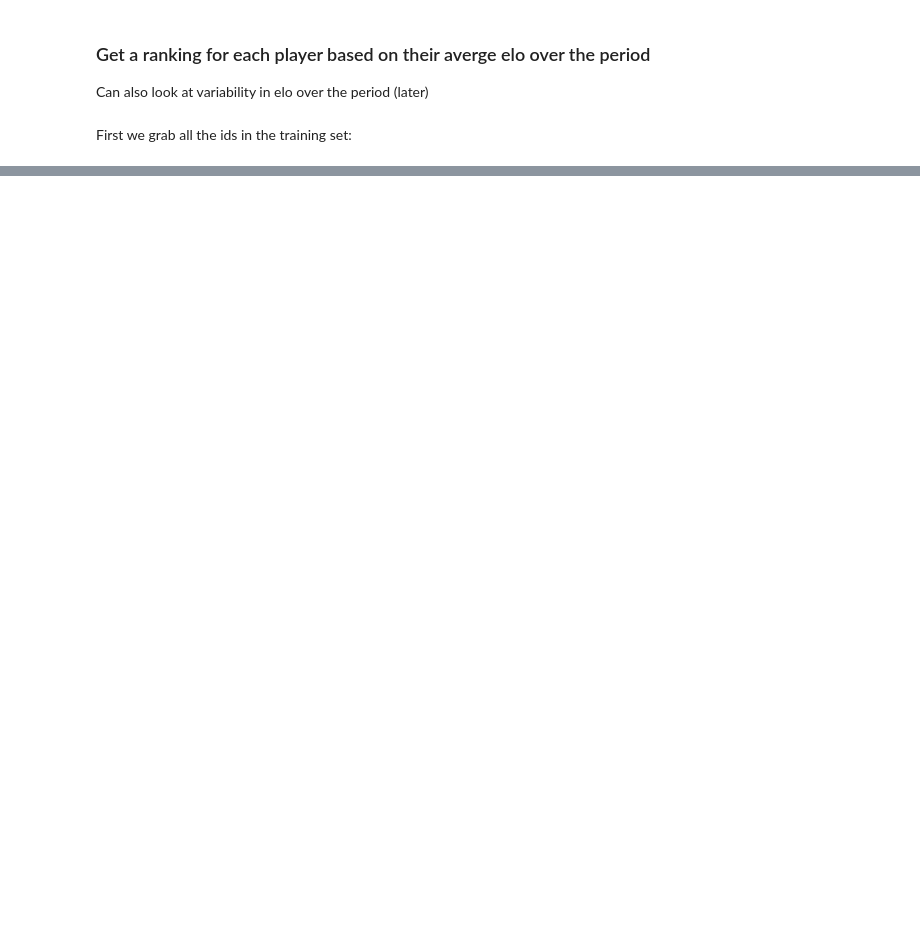
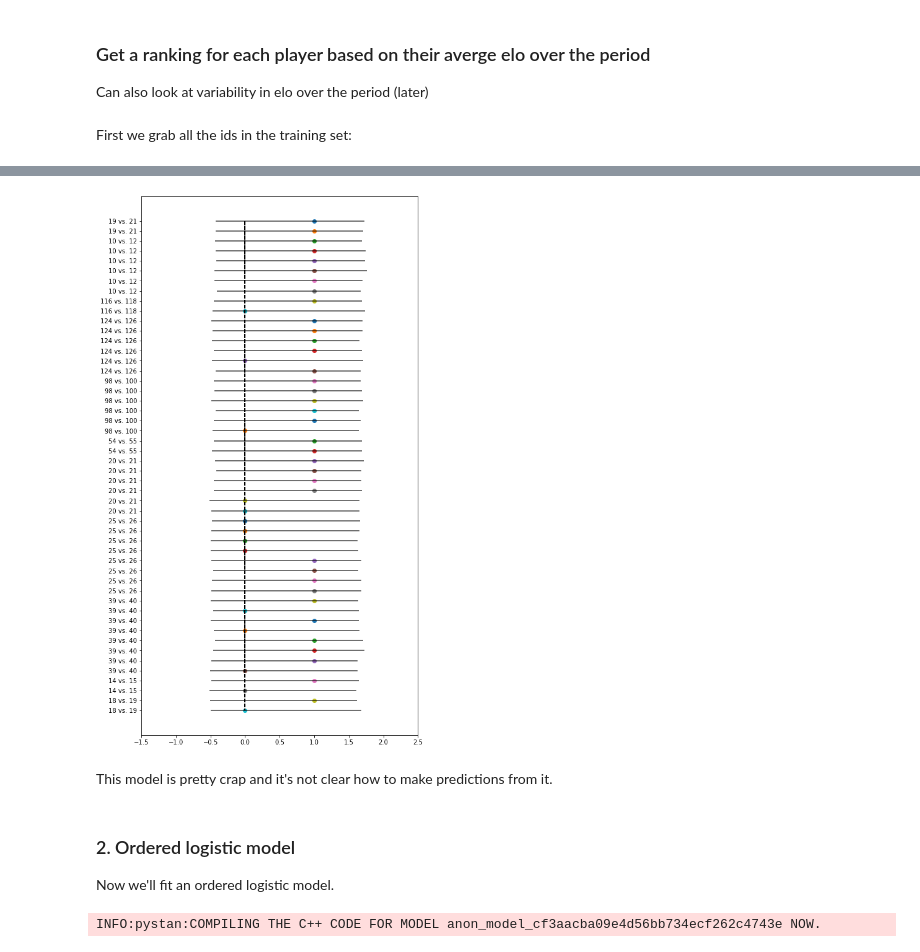
Before and after one commit to maw501/bayesian-chess-prediction, a Jupyter notebook: notebooks/fit_model.ipynb, the cells around one changed output, grey strips where cells are left out. Drawn from its saved outputs; the diff is of its cells as text; code cells hidden in the pictures; blank space fills up the shorter version.

Commit message:
update for logistic

```diff
--- a/notebooks/fit_model.ipynb
+++ b/notebooks/fit_model.ipynb
@@ -308,0 +151,32 @@ train_sorted.loc[~mask, :].head(25)
+# %%
+q = 0.90
+plot_n = 50
+reverse = True
+
+plot_df = train_sorted if not reverse else train_sorted.sort_values(["abs_rank_diff", "fave_id"], ascending=[True, False])
+ranks = [f"{a} vs. {b}" for a, b in zip(train_sorted["fave_rank"].values.astype(int), train_sorted["underdog_rank"].values.astype(int))]
+
+fig, ax = plt.subplots(figsize=(8, 16))
+for i in range(plot_n):
+    lq, uq = np.quantile(params["ypred"][:, i], q=[(1-q)/2, q + (1-q)/2])
+    ax.scatter(train_sorted["fave_underdog_score_diff"].values[i], i+1)
+    ax.hlines(i + 1, lq, uq, alpha=0.75)
+    ax.vlines(0, 1, plot_n, linestyle="--", alpha=0.5)
+plt.gca().invert_yaxis();
+plt.xlim(-1.5, 2.5);
+if not reverse:
+    plt.yticks(range(1, plot_n + 1), ranks[:plot_n]);
+else:
+    plt.yticks(range(1, plot_n + 1), ranks[-plot_n:]);
+# %% [output]
+[figure, added]
+# %% [markdown]
+This model is pretty crap and it's not clear how to make predictions from it.
+# %% [markdown]
+### 2. Ordered logistic model
+
+Now we'll fit an ordered logistic model.
+# %%
+ordered_model = pystan.StanModel("../stan_models/ordered_logistic.stan")
+# %% [output]
+INFO:pystan:COMPILING THE C++ CODE FOR MODEL anon_model_cf3aacba09e4d56bb734ecf262c4743e NOW.
```
Also changed, not shown: parts of 48 cells of this notebook, 2 other files.
